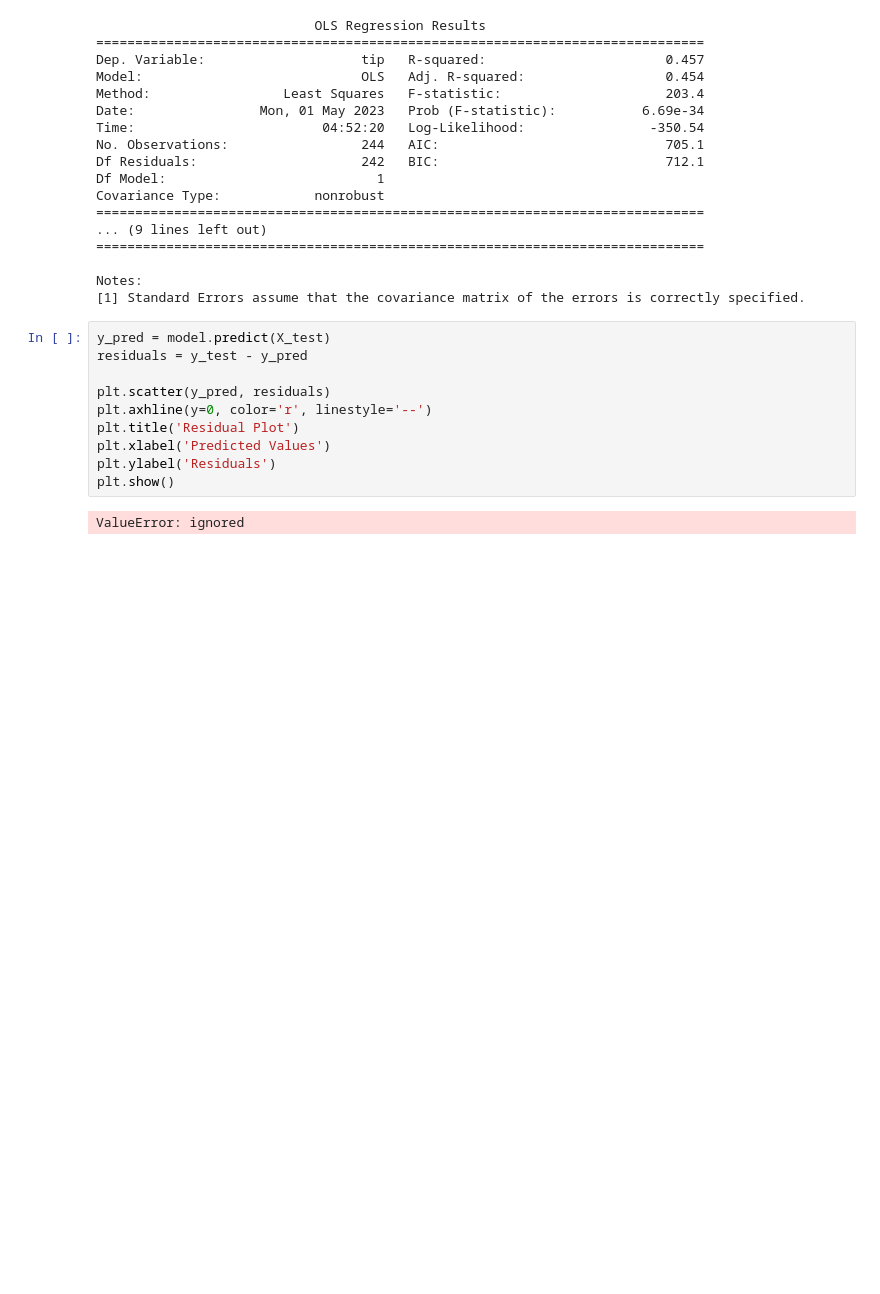
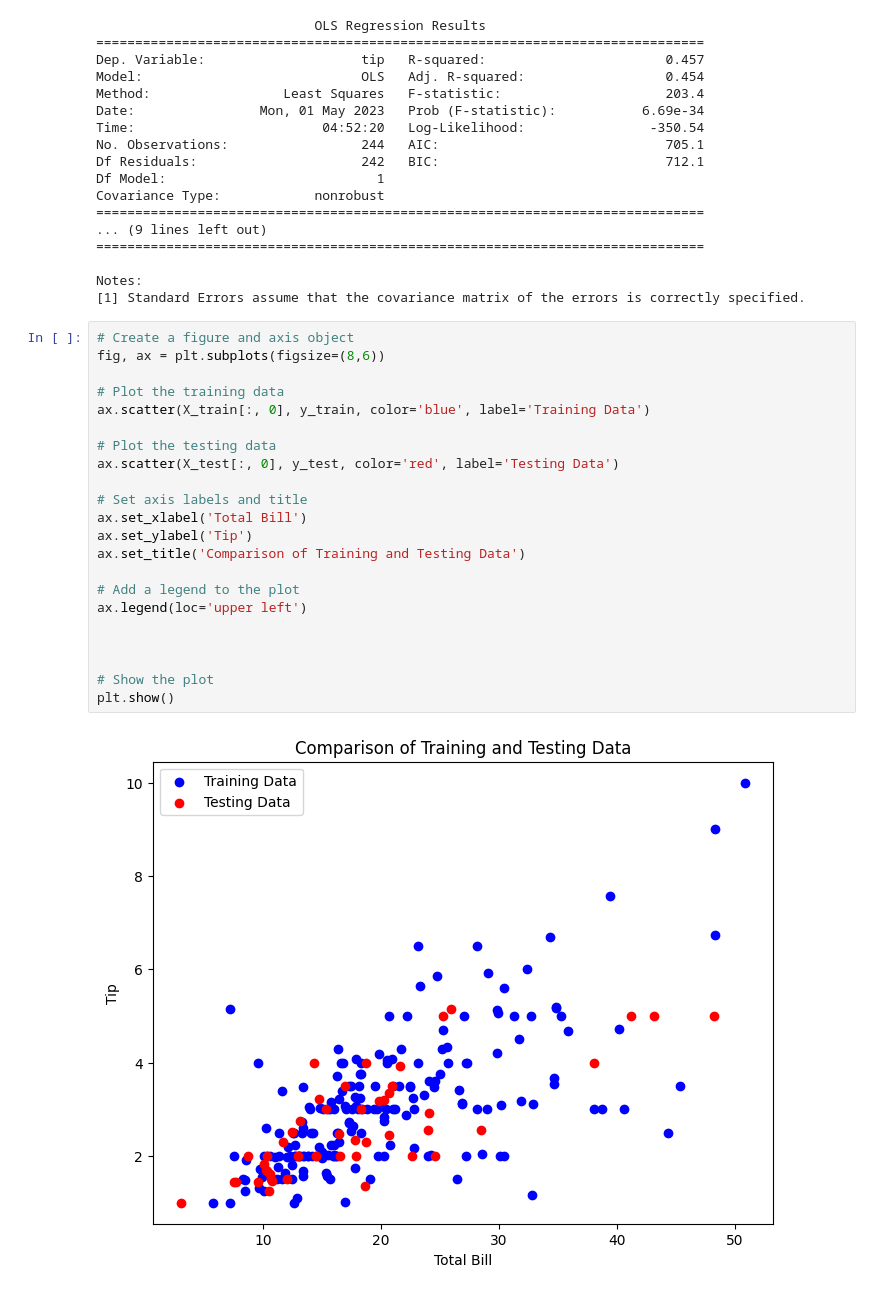
Before and after one commit to ffathy-tdx/waiter-s-tips-prediction, a Jupyter notebook: tipsMLproject.ipynb, the cells around one changed output. Drawn from its saved outputs; the diff is of its cells as text; blank space fills up the shorter version.

Commit message:
"Added visualization code, but some figures may not display in the GitHub version of the notebook. To view all the figures, please open the Colab link, to do that click on the 'Open in Colab' button at the top of the notebook."

```diff
--- a/tipsMLproject.ipynb
+++ b/tipsMLproject.ipynb
@@ -198,15 +198,27 @@ Covariance Type:            nonrobust
 
 Notes:
 [1] Standard Errors assume that the covariance matrix of the errors is correctly specified.
-# %%
-y_pred = model.predict(X_test)
-residuals = y_test - y_pred
-
-plt.scatter(y_pred, residuals)
-plt.axhline(y=0, color='r', linestyle='--')
-plt.title('Residual Plot')
-plt.xlabel('Predicted Values')
-plt.ylabel('Residuals')
-plt.show()
-# %% [output]
-ValueError: ignored
+# %%
+# Create a figure and axis object
+fig, ax = plt.subplots(figsize=(8,6))
+
+# Plot the training data
+ax.scatter(X_train[:, 0], y_train, color='blue', label='Training Data')
+
+# Plot the testing data
+ax.scatter(X_test[:, 0], y_test, color='red', label='Testing Data')
+
+# Set axis labels and title
+ax.set_xlabel('Total Bill')
+ax.set_ylabel('Tip')
+ax.set_title('Comparison of Training and Testing Data')
+
+# Add a legend to the plot
+ax.legend(loc='upper left')
+
+
+
+# Show the plot
+plt.show()
+# %% [output]
+[figure, added]
```
